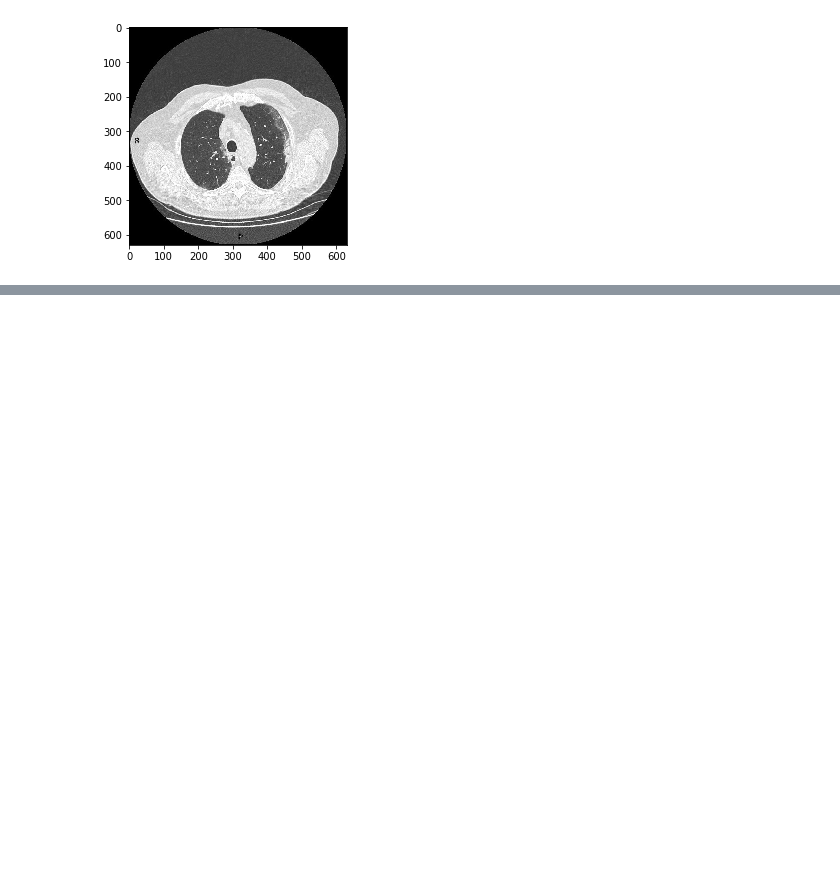
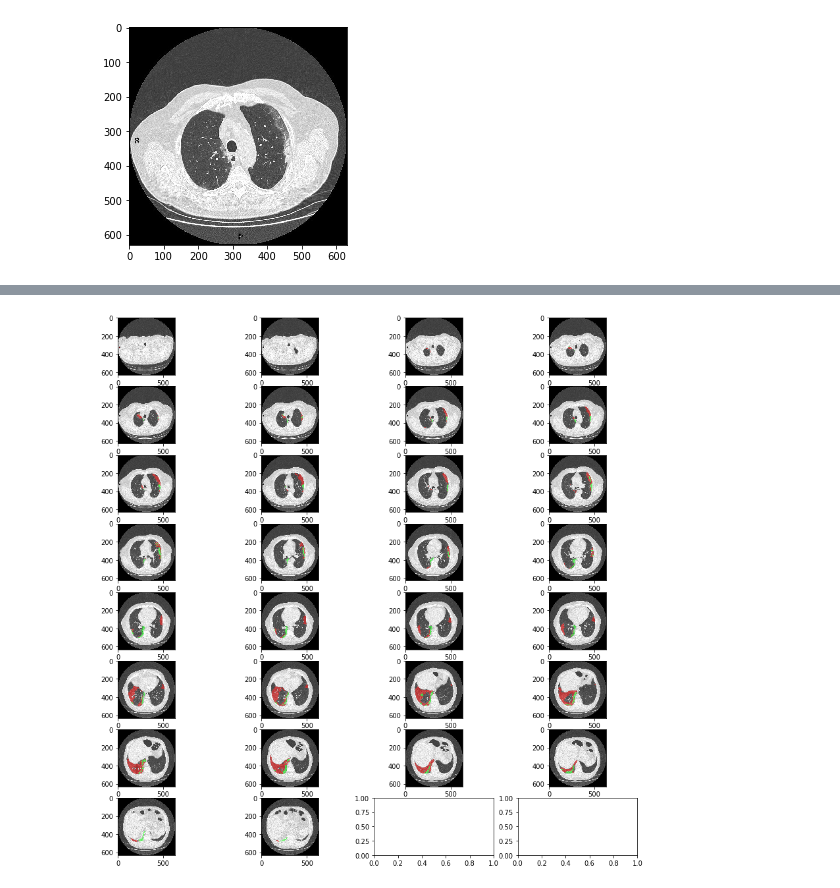
Before and after one commit to keisuke-yoshida4/Python_datascience, a Jupyter notebook: 演習CTVisualization.ipynb, the cells around one changed output, grey strips where cells are left out. Saved outputs shown, nothing was run; the diff lists cells and outputs as text; code cells hidden in the pictures; blank space fills up the shorter version.

```diff
--- a/演習CTVisualization.ipynb
+++ b/演習CTVisualization.ipynb
@@ -35,0 +73,4 @@ plt.imshow(data[:, :, 10], cmap='gray')
+# %%
+ctvis.vis_overlay(overlayed, cols=4, display_num=30)
+# %% [output]
+[figure, added]
```
Also changed, not shown: parts of 17 cells of this notebook, 1 other file.
